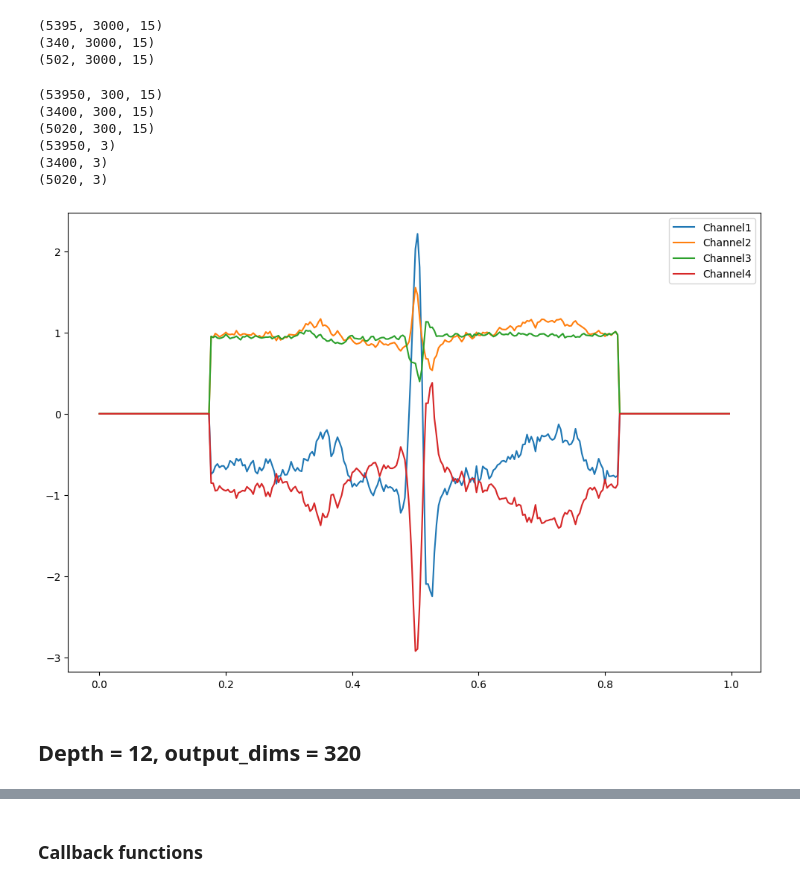
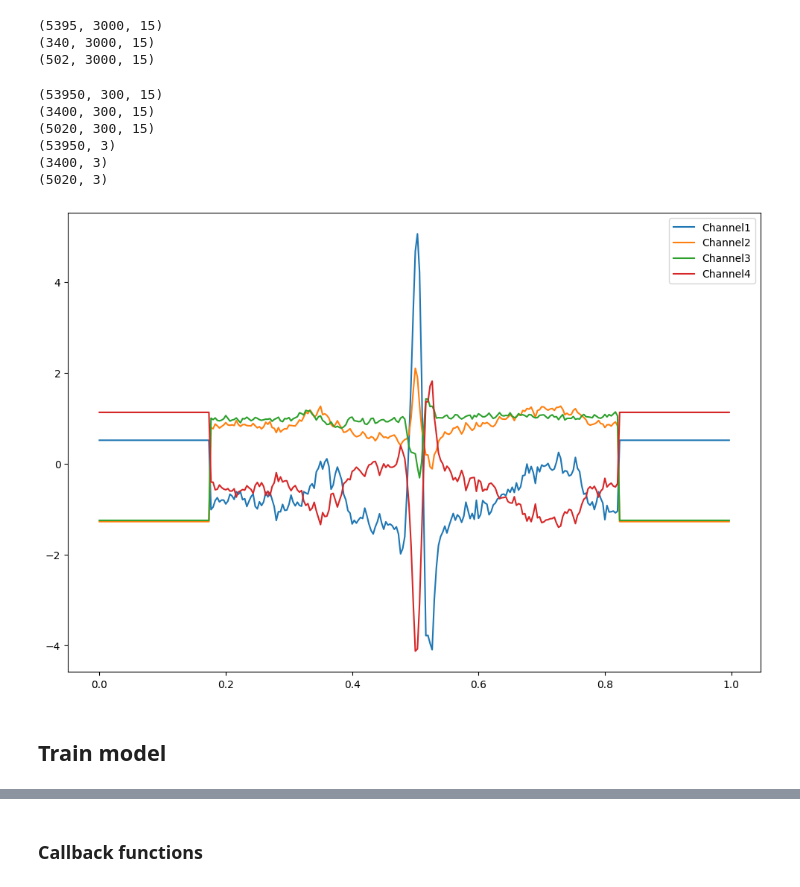
Before and after one commit to DL4mHealth/COMET, a Jupyter notebook: PTB_Example.ipynb, the cells around one changed output, grey strips where cells are left out. Saved outputs shown, nothing was run; the diff lists cells and outputs as text; code cells hidden in the pictures.

```diff
--- a/PTB_Example.ipynb
+++ b/PTB_Example.ipynb
@@ -65,16 +61,16 @@ print(positive_list)  # positive
 # %%
 data_path = "datasets/PTB/Feature/"
 label_path = "datasets/PTB/Label/label.npy"
-train_ids = negative_list[:-14] + positive_list[:-42]
-val_ids = negative_list[-14:-7] + positive_list[-42:-21]
-test_ids = negative_list[-7:] + positive_list[-21:]
-trial_train_data, trial_val_data, trial_test_data, trial_train_labels, trial_val_labels, trial_test_labels = load_ptb(train_ids, val_ids, test_ids, data_path, label_path)
-print(trial_train_data.shape)
-print(trial_train_labels.shape)
-print(trial_val_data.shape)
-print(trial_val_labels.shape)
-print(trial_test_data.shape)
-print(trial_test_labels.shape)
+train_ids = negative_list[:-14] + positive_list[:-42]  # specify patient ID for training, validation, and test set
+val_ids = negative_list[-14:-7] + positive_list[-42:-21]   # 28 patients, 7 healthy and 21 positive
+test_ids = negative_list[-7:] + positive_list[-21:]  # # 28 patients, 7 healthy and 21 positive
+X_trial_train, X_trial_val, X_trial_test, y_trial_train, y_trial_val, y_trial_test = load_ptb(train_ids, val_ids, test_ids, data_path, label_path)
+print(X_trial_train.shape)
+print(y_trial_train.shape)
+print(X_trial_val.shape)
+print(y_trial_val.shape)
+print(X_trial_test.shape)
+print(y_trial_test.shape)
 # %% [output]
 Validation subjects:  [170, 171, 172, 173, 174, 175, 177, 110, 113, 115, 116, 117, 118, 119, 120, 121, 122, 123, 125, 128, 129, 130, 140, 143, 144, 145, 146, 148]
 Test subjects:  [179, 180, 182, 183, 187, 188, 192, 149, 150, 152, 153, 155, 156, 176, 178, 181, 184, 185, 186, 189, 190, 191, 193, 194, 195, 196, 197, 198]
@@ -86,40 +82,38 @@ Test subjects:  [179, 180, 182, 183, 187, 188, 192, 149, 150, 152, 153, 155, 156
 (502, 2)
 # %%
 # normalize data
-trial_train_data = process_batch_trial(trial_train_data, normalized=False, bandpass_filter=False)
-trial_val_data = process_batch_trial(trial_val_data, normalized=False, bandpass_filter=False)
-trial_test_data = process_batch_trial(trial_test_data, normalized=False, bandpass_filter=False)
-print(trial_train_data.shape)
-print(trial_val_data.shape)
-print(trial_test_data.shape)
+X_trial_train = process_batch_ts(X_trial_train, normalized=True, bandpass_filter=False)
+X_trial_val = process_batch_ts(X_trial_val, normalized=True, bandpass_filter=False)
+X_trial_test = process_batch_ts(X_trial_test, normalized=True, bandpass_filter=False)
+print(X_trial_train.shape)
+print(X_trial_val.shape)
+print(X_trial_test.shape)
 # %% [output]
 (5395, 3000, 15)
 (340, 3000, 15)
 (502, 3000, 15)
-# %%
-# Split data and labels
-sample_overlapping = 0.0
-sample_sub_length = 300
-sample_train_data, sample_train_labels = split_data_label(trial_train_data,trial_train_labels, sub_length=sample_sub_length, overlapping=sample_overlapping)
-sample_val_data, sample_val_labels = split_data_label(trial_val_data,trial_val_labels, sub_length=sample_sub_length, overlapping=sample_overlapping)
-sample_test_data, sample_test_labels = split_data_label(trial_test_data,trial_test_labels, sub_length=sample_sub_length, overlapping=sample_overlapping)
-print(sample_train_data.shape)
-print(sample_val_data.shape)
-print(sample_test_data.shape)
-print(sample_train_labels.shape)
-print(sample_val_labels.shape)
-print(sample_test_labels.shape)
-# %% [output]
-(53950, 300, 15)
-(3400, 300, 15)
-(5020, 300, 15)
-(53950, 3)
-(3400, 3)
-(5020, 3)
+# %%
+# Split trail-level data into sample-level data
+X_train, y_train = split_data_label(X_trial_train,y_trial_train, sample_timestamps=configs.S_TIMESTAMPS, overlapping=configs.S_OVERLAPPING)
+X_val, y_val = split_data_label(X_trial_val,y_trial_val, sample_timestamps=configs.S_TIMESTAMPS, overlapping=configs.S_OVERLAPPING)
+X_test, y_test = split_data_label(X_trial_test,y_trial_test, sample_timestamps=configs.S_TIMESTAMPS, overlapping=configs.S_OVERLAPPING)
+print(X_train.shape)
+print(X_val.shape)
+print(X_test.shape)
+print(y_train.shape)
+print(y_val.shape)
+print(y_test.shape)
+# %% [output]
+(53950, 300, 15)
+(3400, 300, 15)
+(5020, 300, 15)
+(53950, 3)
+(3400, 3)
+(5020, 3)
 # %%
 # plot first sample, first four channels
-plot_channels(1, sample_train_data[0][:,:4])
+plot_channels(1, X_train[0][:,:4])
 # %% [output]
-[figure, old version]
+[figure, new version]
-# %% [markdown]
-## Depth = 12, output_dims = 320
+# %% [markdown]
+## Train model
```
Also changed, not shown: parts of 40 cells of this notebook, 17 other files.
